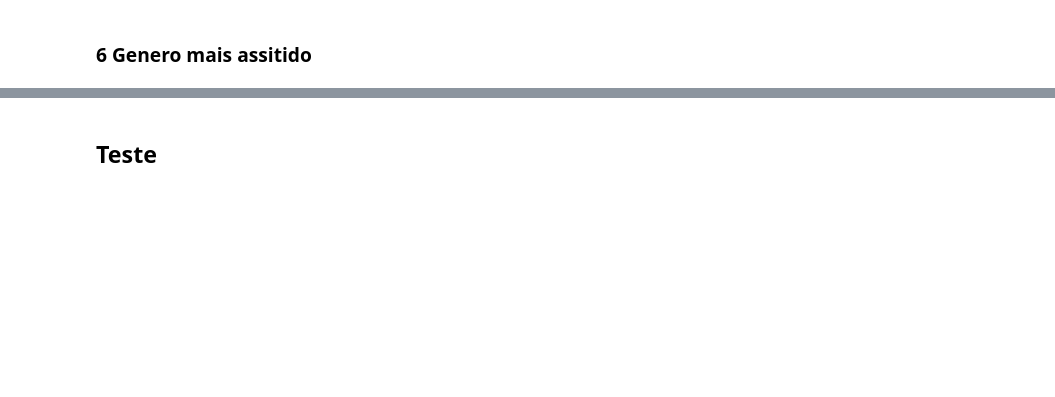
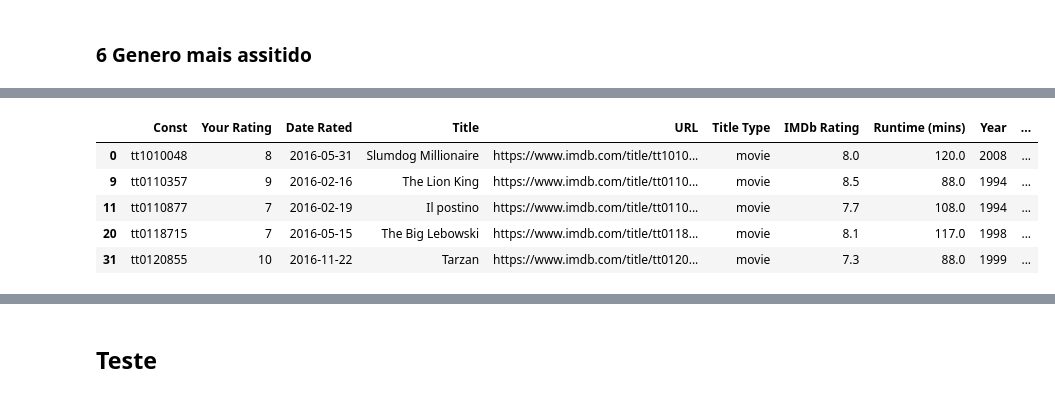
Before and after one commit to mateusmata/Jupyter_Notebook_Estudo, a Jupyter notebook: Arquivos ipynb/IMDB_ratings_Pessoal.ipynb, the cells around one changed output, grey strips where cells are left out. Cells and saved outputs as stored; diff of their text form; code cells hidden in the pictures; blank space fills up the shorter version.

```diff
--- a/Arquivos ipynb/IMDB_ratings_Pessoal.ipynb
+++ b/Arquivos ipynb/IMDB_ratings_Pessoal.ipynb
@@ -269,0 +379,10 @@ imdb.loc[(imdb.Data_lancamento.dt.month == 2) & ((imdb.Data_lancamento.dt.year %
+# %%
+imdb.loc[imdb.Directors.str.contains(",", na=False)].head()
+#imdb.Directors.str.contains(",")
+# %% [output]
+|  | Const | Your Rating | Date Rated | Title | URL | Title Type | IMDb Rating | Runtime (mins) | Year | ... |
+| 0 | tt1010048 | 8 | 2016-05-31 | Slumdog Millionaire | https://www.imdb.com/title/tt1010... | movie | 8.0 | 120.0 | 2008 | ... |
+| 9 | tt0110357 | 9 | 2016-02-16 | The Lion King | https://www.imdb.com/title/tt0110... | movie | 8.5 | 88.0 | 1994 | ... |
+| 11 | tt0110877 | 7 | 2016-02-19 | Il postino | https://www.imdb.com/title/tt0110... | movie | 7.7 | 108.0 | 1994 | ... |
+| 20 | tt0118715 | 7 | 2016-05-15 | The Big Lebowski | https://www.imdb.com/title/tt0118... | movie | 8.1 | 117.0 | 1998 | ... |
+| 31 | tt0120855 | 10 | 2016-11-22 | Tarzan | https://www.imdb.com/title/tt0120... | movie | 7.3 | 88.0 | 1999 | ... |
```
Also changed, not shown: parts of 16 cells of this notebook.
